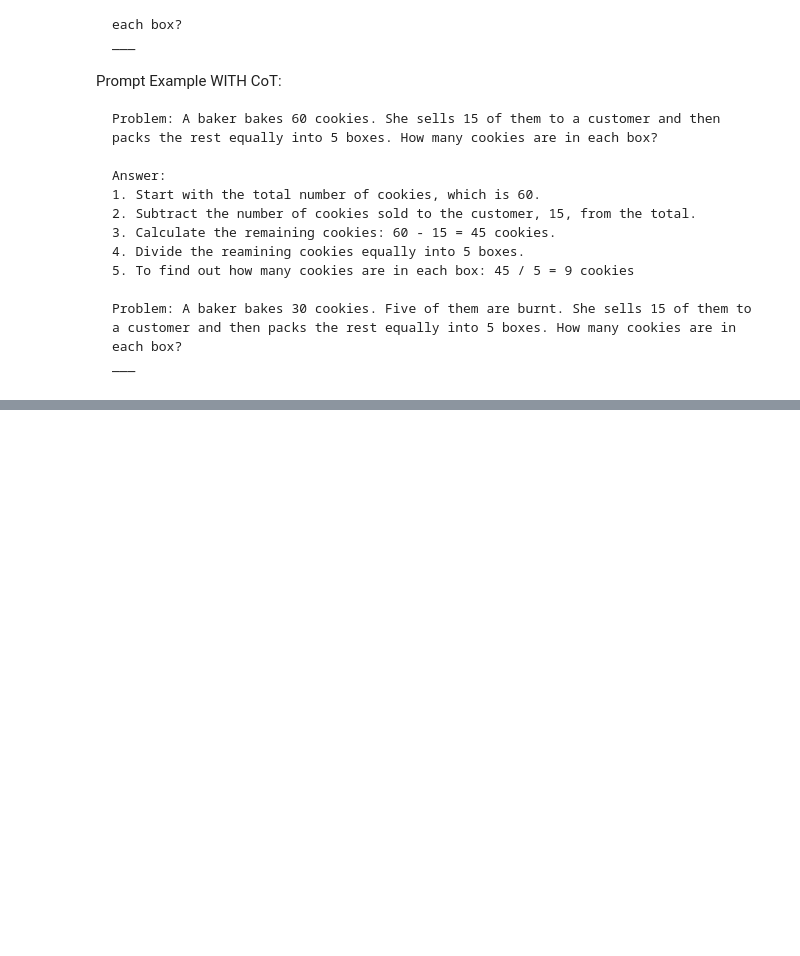
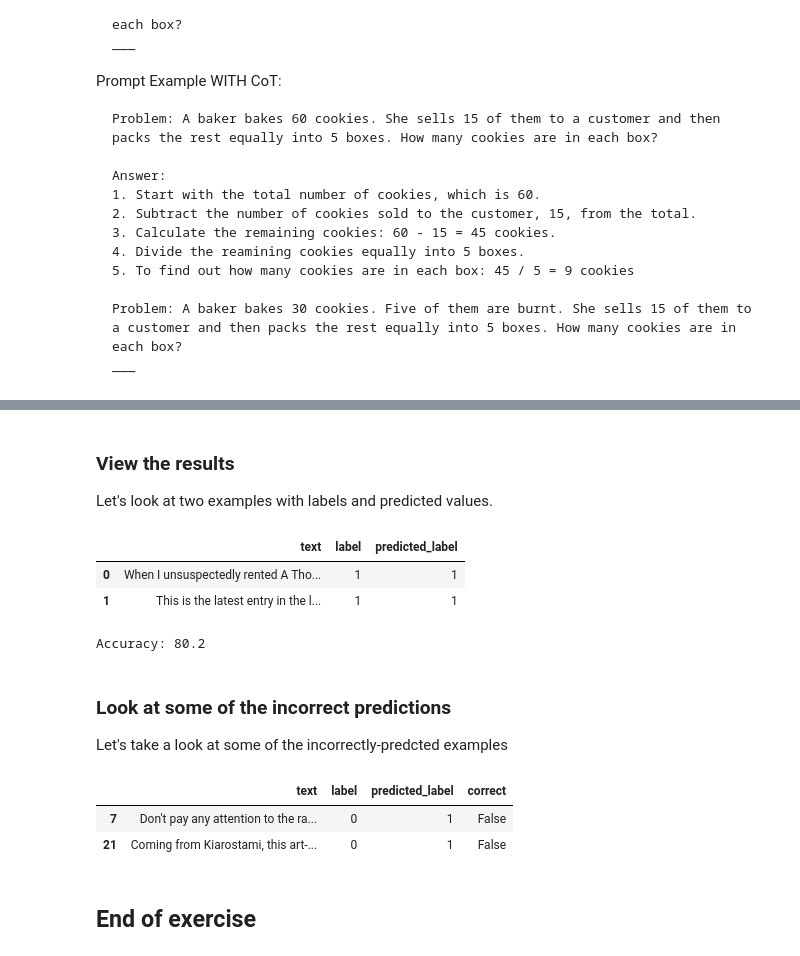
Before and after one commit to ChristopherDaigle/ud_genai_nd, a Jupyter notebook: 1_gen_ai_fundamentals/2_foundation_models/1_adapting_foundation_models.ipynb, the cells around one changed output, grey strips where cells are left out. Cells and saved outputs as stored; diff of their text form; code cells hidden in the pictures; blank space fills up the shorter version.

```diff
--- a/1_gen_ai_fundamentals/2_foundation_models/1_adapting_foundation_models.ipynb
+++ b/1_gen_ai_fundamentals/2_foundation_models/1_adapting_foundation_models.ipynb
@@ -130,0 +228,16 @@ ___
+# %%
+# Replace <MASK> with your code freezes the base model
+model = AutoModelForSequenceClassification.from_pretrained(
+    "distilbert-base-uncased",
+    num_labels=2,
+    id2label={0: "NEGATIVE", 1: "POSITIVE"},  # For converting predictions to strings
+    label2id={"NEGATIVE": 0, "POSITIVE": 1},
+)
+
+# Freeze all the parameters of the base model
+# Hint: Check the documentation at https://huggingface.co/transformers/v4.2.2/training.html
+for param in model.base_model.parameters():
+    # <MASK>
+    param.requires_grad = False
+
+model.classifier
@@ -130,0 +334,40 @@ ___
+# %% [markdown]
+### View the results
+
+Let's look at two examples with labels and predicted values.
+# %%
+df = pd.DataFrame(tokenized_ds["test"])
+df = df[["text", "label"]]
+
+# Replace <br /> tags in the text with spaces
+df["text"] = df["text"].str.replace("<br />", " ")
+
+# Add the model predictions to the dataframe
+predictions = trainer.predict(tokenized_ds["test"])
+df["predicted_label"] = np.argmax(predictions[0], axis=1)
+
+df.head(2)
+# %% [output]
+|  | text | label | predicted_label |
+| 0 | When I unsuspectedly rented A Tho... | 1 | 1 |
+| 1 | This is the latest entry in the l... | 1 | 1 |
+# %%
+df['correct'] = df['label'] == df['predicted_label']
+print(f"Accuracy: {round(sum(df['correct']/df.shape[0]),5)*100}")
+# %% [output]
+Accuracy: 80.2
+# %% [markdown]
+### Look at some of the incorrect predictions
+
+Let's take a look at some of the incorrectly-predcted examples
+# %%
+# Show full cell output
+pd.set_option("display.max_colwidth", None)
+
+df[df["label"] != df["predicted_label"]].head(2)
+# %% [output]
+|  | text | label | predicted_label | correct |
+| 7 | Don't pay any attention to the ra... | 0 | 1 | False |
+| 21 | Coming from Kiarostami, this art-... | 0 | 1 | False |
+# %% [markdown]
+## End of exercise
```
Also changed, not shown: parts of 14 cells of this notebook.
